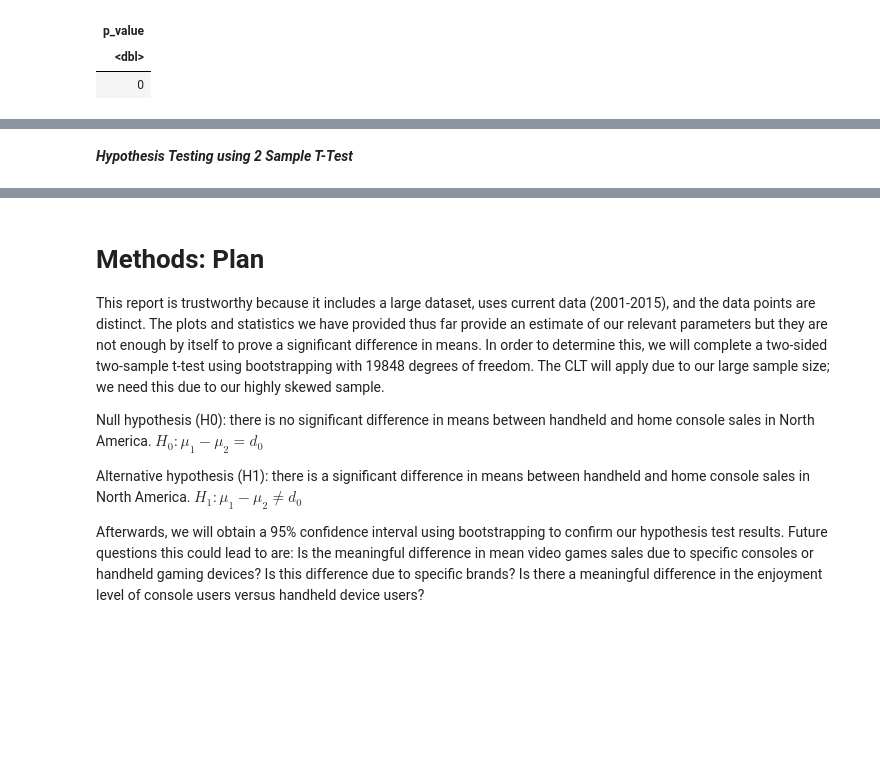
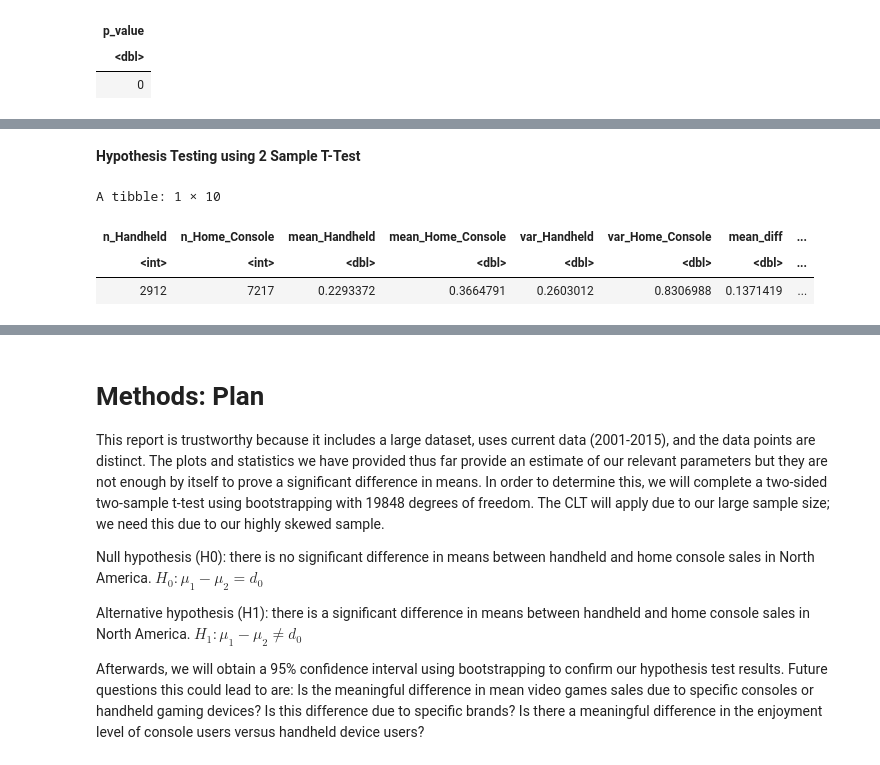
Before and after one commit to xonew/Stat-200-21-Project, a Jupyter notebook: proposal.ipynb, the cells around one changed output, grey strips where cells are left out. Saved outputs shown, nothing was run; the diff lists cells and outputs as text; code cells hidden in the pictures; blank space fills up the shorter version.

```diff
--- a/proposal.ipynb
+++ b/proposal.ipynb
@@ -213,2 +204,36 @@ A tibble: 1 × 1
 # %% [markdown]
-***Hypothesis Testing using 2 Sample T-Test***
+**Hypothesis Testing using 2 Sample T-Test**
+# %%
+#Computing Summary Statistics (similar to sum stats but mure concise, also comupting variance instead of standard deviation)
+console_handheld_summary <- gaming_data %>%
+     select(Platform, NA_Sales) %>%
+     group_by(Platform) %>%
+     summarise(n = n(),
+               mean = mean(NA_Sales),
+               var = var(NA_Sales),
+               `.groups` = "drop") %>%
+     pivot_wider(names_from = Platform, values_from = c(n, mean, var))
+
+#Calculating and adding a column that shows the observed mean difference
+console_handheld_summary <- console_handheld_summary %>%
+mutate(mean_diff=mean_Home_Console-mean_Handheld)
+
+#Caclulating the standard error under the null and adding a column that shows it
+console_handheld_summary <- console_handheld_summary %>%
+mutate(null_std_error= sqrt(var_Home_Console/n_Home_Console+var_Handheld/n_Handheld))
+
+#Calculating the test statistic and adding a column that shows it
+console_handheld_summary <- console_handheld_summary %>%
+mutate(test_statistic=mean_diff/null_std_error)
+
+#Calculating the p-value and adding a column that shows it
+console_handheld_summary <- console_handheld_summary %>%
+mutate(p_value=2*(1-pt(test_statistic, df=19848.0371669035)))
+
+
+console_handheld_summary
+# %% [output]
+A tibble: 1 × 10
+| n_Handheld | n_Home_Console | mean_Handheld | mean_Home_Console | var_Handheld | var_Home_Console | mean_diff | ... |
+| <int> | <int> | <dbl> | <dbl> | <dbl> | <dbl> | <dbl> | ... |
+| 2912 | 7217 | 0.2293372 | 0.3664791 | 0.2603012 | 0.8306988 | 0.1371419 | ... |
```
Also changed, not shown: parts of 8 cells of this notebook.
